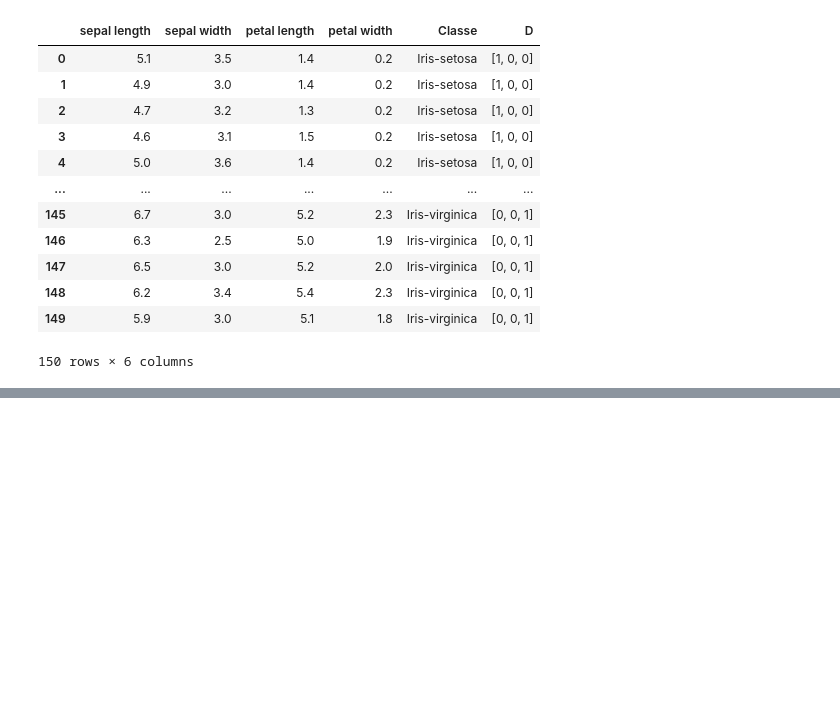
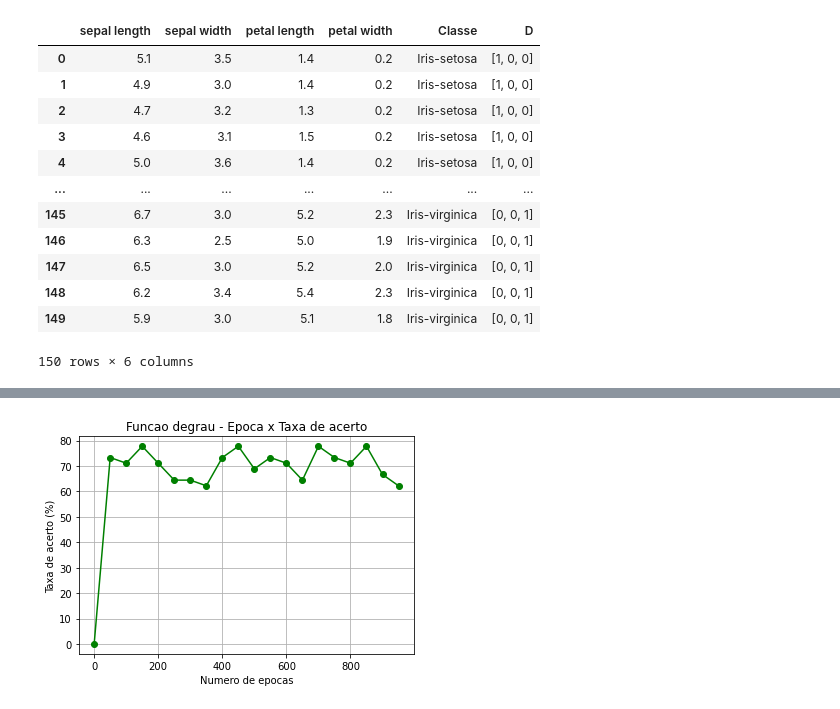
Before and after one commit to dissantos/AI_Practices, a Jupyter notebook: Laboratory/Practice_5_NeuralNetworks/perceptron.ipynb, the cells around one changed output, grey strips where cells are left out. Drawn from its saved outputs; the diff is of its cells as text; code cells hidden in the pictures; blank space fills up the shorter version.

```diff
--- a/Laboratory/Practice_5_NeuralNetworks/perceptron.ipynb
+++ b/Laboratory/Practice_5_NeuralNetworks/perceptron.ipynb
@@ -103,0 +125,3 @@ dataset
+# %%
+df_treino, df_teste = train_test_split(dataset, test_size=0.3, random_state=42, stratify = dataset["Classe"])
+df_treino
@@ -123,0 +205,9 @@ testa_acuracia(X,D,W,b, degrau)
+# %%
+X = df_treino.drop(["Classe","D"], axis= 1)
+D = df_treino["D"]
+taxa_aprendizagem = 0.4
+max_iter = 300
+
+(W,b) = perceptron(max_iter, taxa_aprendizagem, X, D, sigmoidal)
+print("W = ", W)
+print("bias =", b)
@@ -123,0 +219,6 @@ testa_acuracia(X,D,W,b, degrau)
+# %%
+X = df_teste.drop(["Classe","D"], axis= 1)
+D = df_teste["D"]
+acerto, taxa_acerto = testa_acuracia (X, D, W, b, sigmoidal)
+print(acerto, " em ", len(df_teste))
+print("Taxa de acerto: ", taxa_acerto)
@@ -123,0 +235,23 @@ testa_acuracia(X,D,W,b, degrau)
+# %%
+# Funcao degrau
+taxa_aprendizagem = 0.5 #fixamos a taxa de aprendizagem
+X = df_treino.drop(["Classe","D"], axis= 1)
+D = df_treino["D"]
+X_test = df_teste.drop(["Classe","D"], axis= 1)
+D_test = df_teste["D"]
+
+epoca = [x for x in range(0,1000,50)]
+arr_taxa_acerto = []
+for i in epoca:
+    (W,b) = perceptron(i, taxa_aprendizagem, X, D, degrau)
+    acerto, taxa_acerto = testa_acuracia (X_test, D_test, W, b, degrau)
+    arr_taxa_acerto.append(taxa_acerto)
+# %%
+plt.plot(epoca, arr_taxa_acerto,"go-",color="Green")
+plt.title("Funcao degrau - Epoca x Taxa de acerto")
+plt.grid(True)
+plt.xlabel("Numero de epocas")
+plt.ylabel("Taxa de acerto (%)")
+plt.show()
+# %% [output]
+[figure, added]
```
Also changed, not shown: parts of 22 cells of this notebook.
